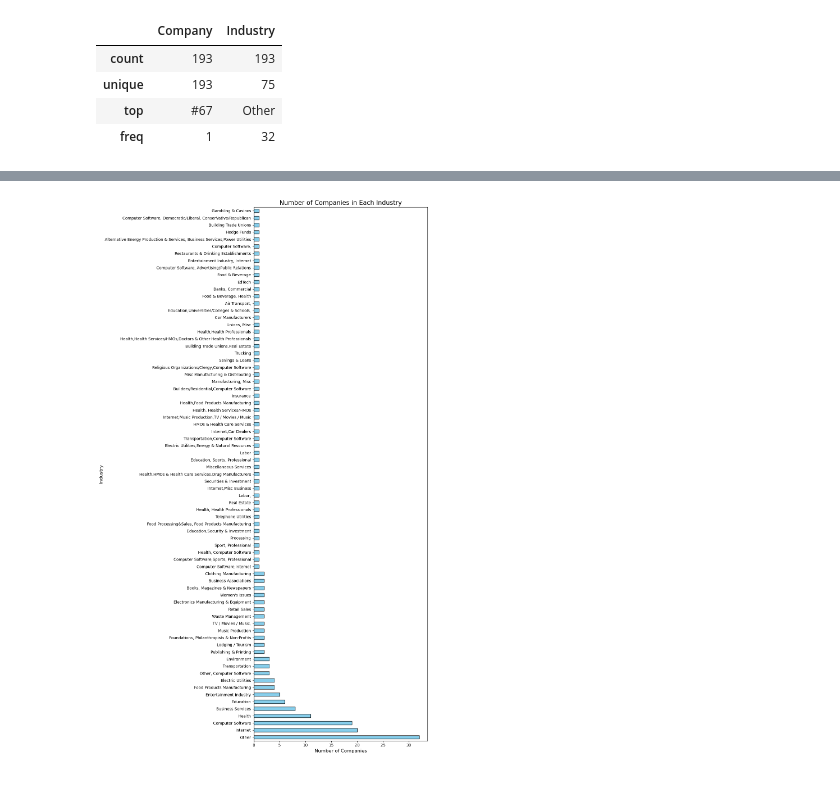
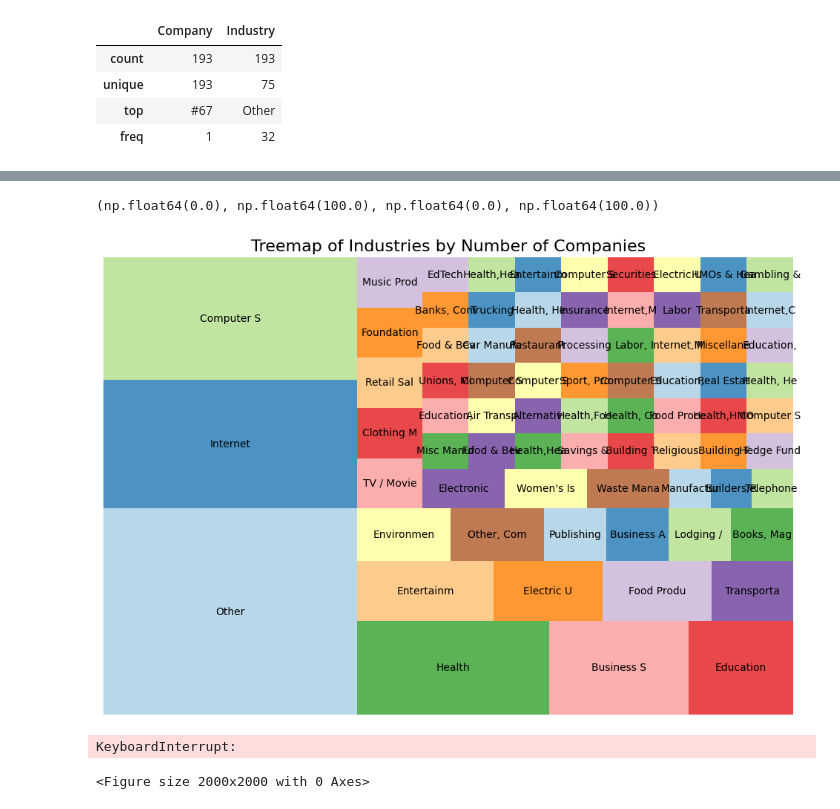
Before and after one commit to JoyChang10/Forkaia, a Jupyter notebook: task10/task10_industry_visualization.ipynb, the cells around one changed output, grey strips where cells are left out. Drawn from its saved outputs; the diff is of its cells as text; code cells hidden in the pictures.

Commit message:
create visualizations

```diff
--- a/task10/task10_industry_visualization.ipynb
+++ b/task10/task10_industry_visualization.ipynb
@@ -83,13 +83,18 @@ Text(0, 0.5, '')
 # %%
 # Prepare data for treemap
 industry_counts = df['Industry'].value_counts()
 sizes = industry_counts.values
 labels = industry_counts.index
 
+# Truncate long industry names
+max_label_length = 10  # Adjust as needed
+labels = [label[:max_label_length] + '' if len(label) > max_label_length else label for label in labels]
+
 # Treemap
 plt.figure(figsize=(12, 8))
 squarify.plot(sizes=sizes, label=labels, alpha=0.8, color=plt.cm.Paired.colors)
 plt.title('Treemap of Industries by Number of Companies', fontsize=16)
 plt.axis('off')  # Remove axes for a cleaner look
 # %% [output]
+(np.float64(0.0), np.float64(100.0), np.float64(0.0), np.float64(100.0))
-[figure, old version]
+[figure, new version]
@@ -95,0 +200,7 @@ plt.axis('off')  # Remove axes for a cleaner look
+# %%
+# Create and visualize the network
+G = create_industry_network()
+draw_network(G)
+# %% [output]
+KeyboardInterrupt:
+<Figure size 2000x2000 with 0 Axes>
```
Also changed, not shown: parts of 7 cells of this notebook.
